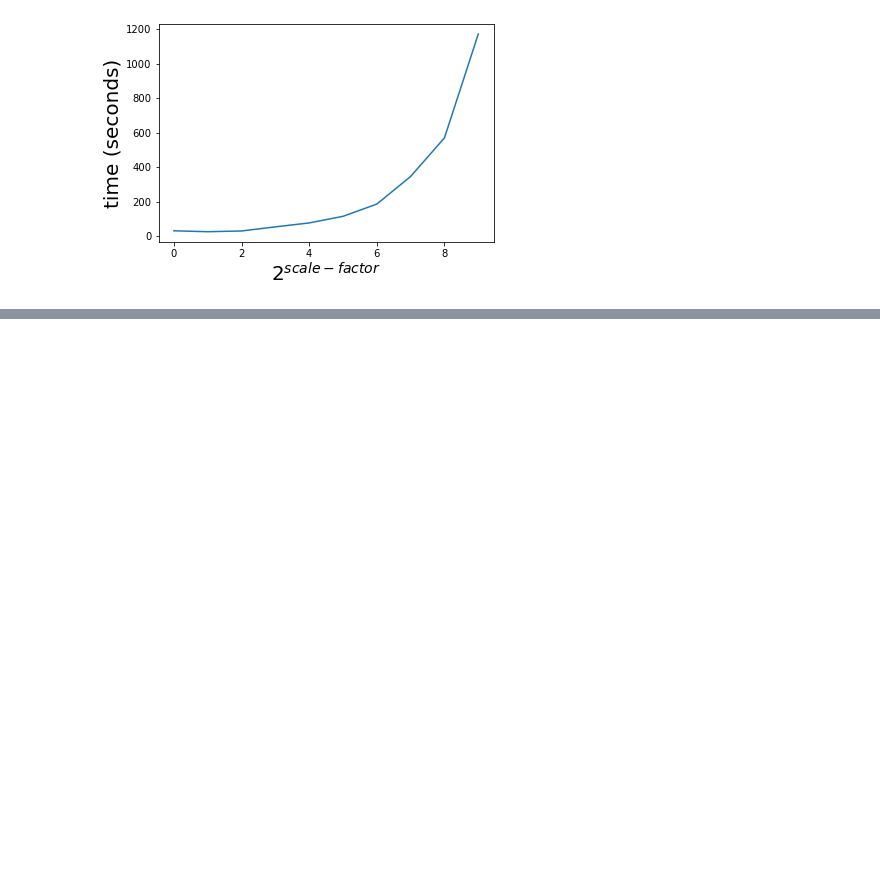
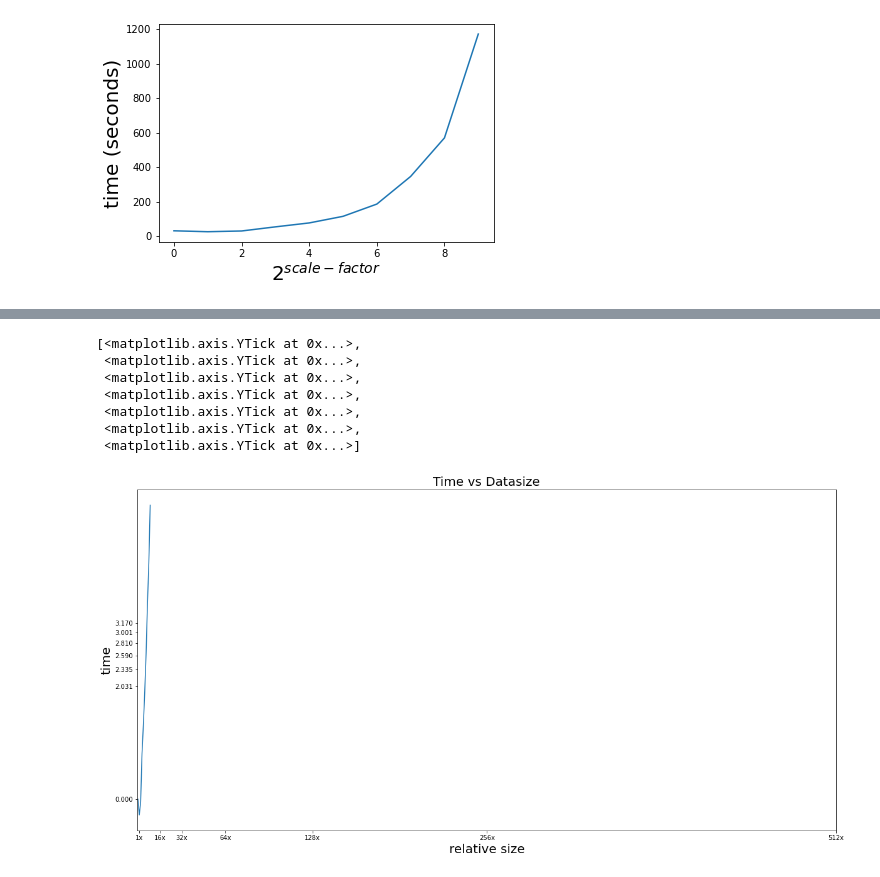
Before and after one commit to spark-up/dsc180, a Jupyter notebook: result_analysis.ipynb, the cells around one changed output, grey strips where cells are left out. Saved outputs shown, nothing was run; the diff lists cells and outputs as text; code cells hidden in the pictures; blank space fills up the shorter version.

```diff
--- a/result_analysis.ipynb
+++ b/result_analysis.ipynb
@@ -42,0 +99,31 @@ Text(0, 0.5, 'time (seconds)')
+# %%
+initial = 29.77
+run_time = [29.77, 24.43, 28.68, 52.64, 75.44, 113.8, 185, 345.6, 569.6, 1173]
+run_time = [log2(x/run_time[0]) for x in run_time]
+
+#x_val = [20, 40, 80, 160, 320, 640]
+x_val = [i for i in range(10)]
+
+fig, ax = plt.subplots()
+graph = sns.lineplot(x=x_val, y =run_time)
+graph.set_title('Time vs Datasize', fontsize = 20)
+graph.set_xlabel("relative size", fontsize = 20)
+graph.set_ylabel("time", fontsize = 20)
+fig.set_size_inches(20,10, forward=True)
+
+tmp = [1,16,32,64,128,256,512]
+ax.set_xticklabels([f'{i}x' for i in tmp])
+ax.set_xticks(tmp)
+tmp = [log2(i+1) for i in tmp]
+#run_time = [29.77, 75.44, 113.8, 185, 345.6, 569.6, 1173]
+tmp2 = [log2(i) for i in tmp]
+ax.set_yticks(tmp2)
+# %% [output]
+[<matplotlib.axis.YTick at 0x...>,
+ <matplotlib.axis.YTick at 0x...>,
+ <matplotlib.axis.YTick at 0x...>,
+ <matplotlib.axis.YTick at 0x...>,
+ <matplotlib.axis.YTick at 0x...>,
+ <matplotlib.axis.YTick at 0x...>,
+ <matplotlib.axis.YTick at 0x...>]
+[figure, added]
```
Also changed, not shown: parts of 5 cells of this notebook.
